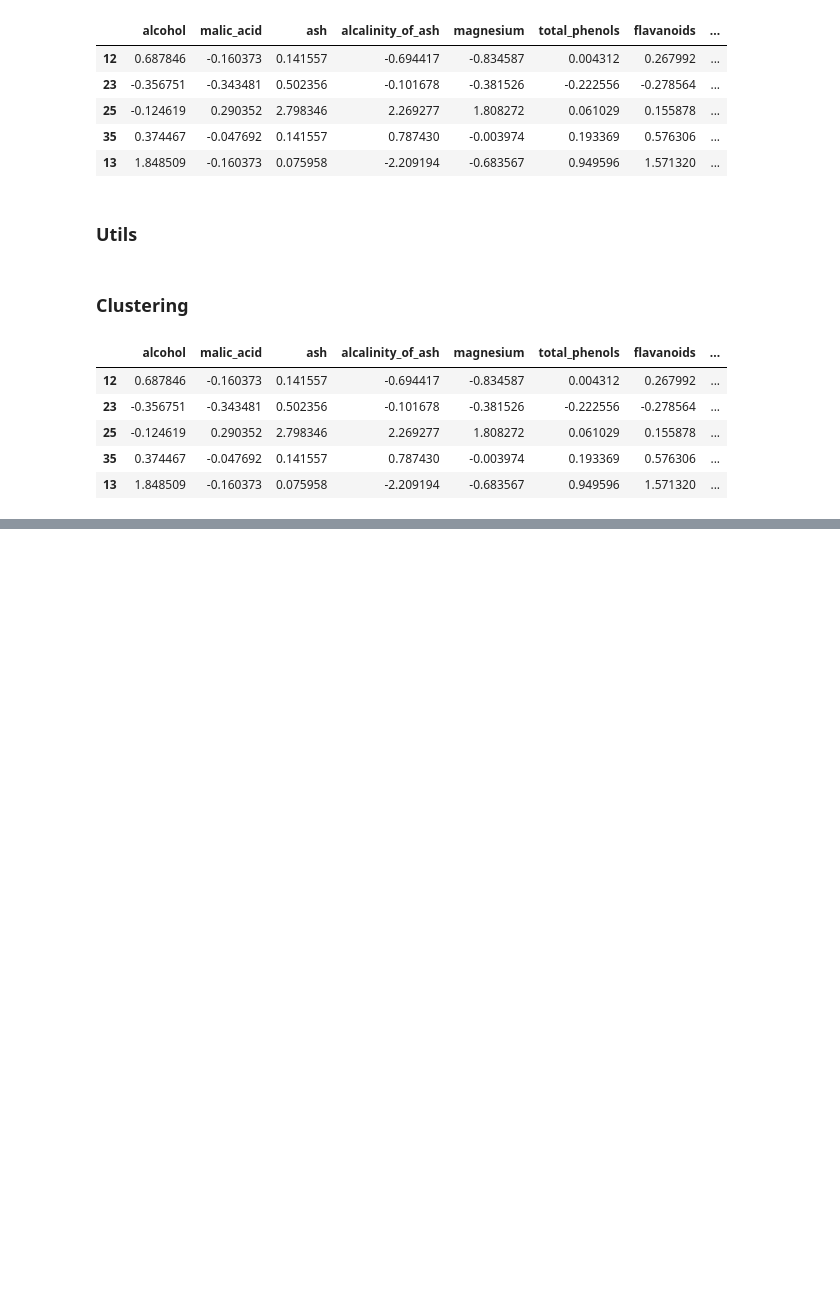
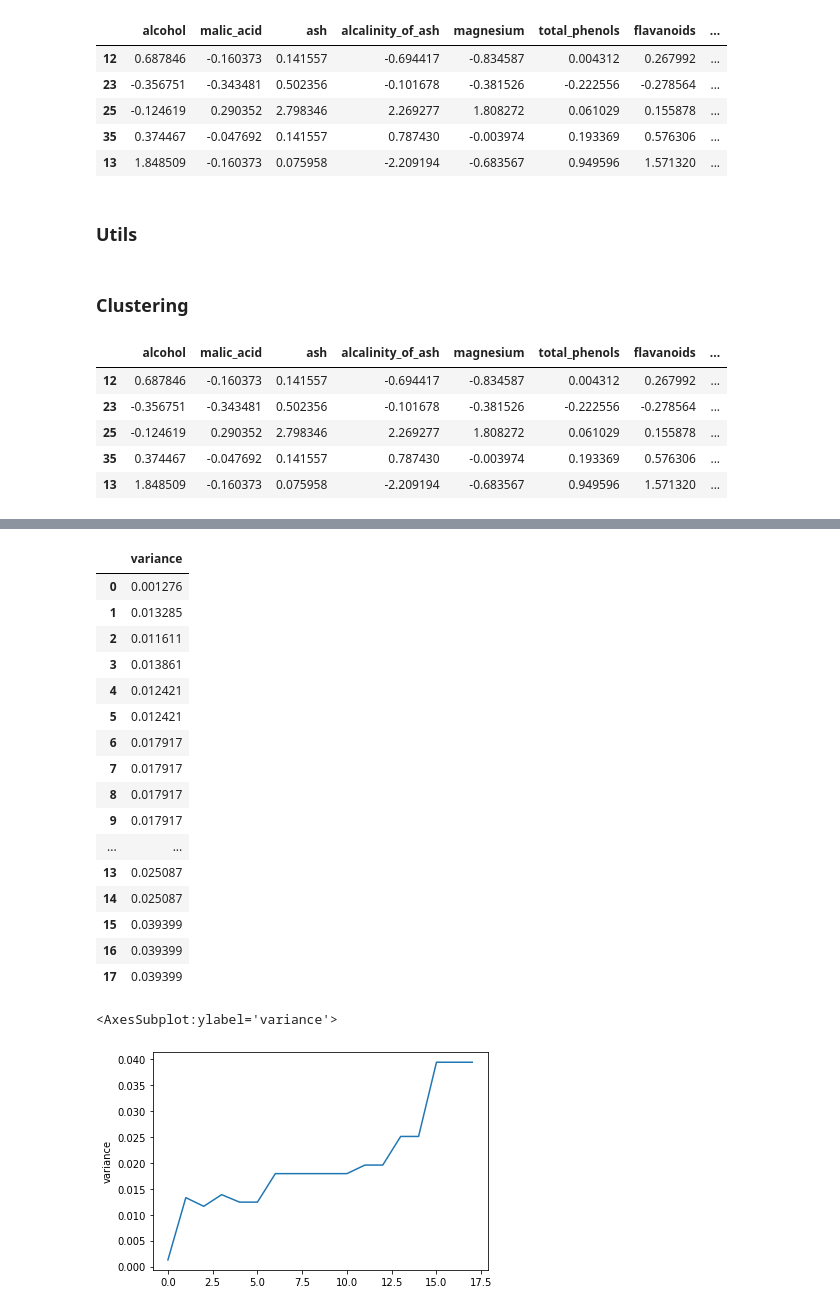
Before and after one commit to Sm2468/msc_thesis, a Jupyter notebook: Pipeline/4_wine_bias_clustering.ipynb, the cells around one changed output, grey strips where cells are left out. Saved outputs shown, nothing was run; the diff lists cells and outputs as text; code cells hidden in the pictures; blank space fills up the shorter version.

Commit message:
added variance cluster function

```diff
--- a/Pipeline/4_wine_bias_clustering.ipynb
+++ b/Pipeline/4_wine_bias_clustering.ipynb
@@ -95,8 +95,17 @@ MAX_ITER = 20
 x = 0 # cluster number
 initial_bias = 0
 plot_clusters(full_data)
+variance_list = []
 
 for i in range(1, MAX_ITER):
+    if i != 1:
+        neg_bias_list = []
+        for j in full_data['clusters'].unique():
+            neg_bias_clus = bias_acc(full_data, j, 'clusters')
+            neg_bias_list.append(neg_bias_clus)
+        variance_clusters = np.var(neg_bias_list)
+        variance_list.append(variance_clusters)
+        print('Variance clusters: ', variance_clusters)
     print('----- Clustering Iteration', i)
     print('Splitting on cluster', x)
 
@@ -145,6 +154,8 @@ for i in range(1, MAX_ITER):
         initial_bias = abs(bias_acc(full_data, x, 'clusters'))
 
 print('MAX_ITER')
+
+print(variance_list)
 # %% [output]
 [figure]
 ----- Clustering Iteration 1
@@ -181,3 +198,27 @@ Splitting on cluster 3
+# %%
+variance_df = pd.DataFrame(variance_list).rename(columns={0:"variance"})
+display(variance_df)
+sns.lineplot(data=variance_df, x=variance_df.index,y="variance")
+# %% [output]
+|  | variance |
+| 0 | 0.001276 |
+| 1 | 0.013285 |
+| 2 | 0.011611 |
+| 3 | 0.013861 |
+| 4 | 0.012421 |
+| 5 | 0.012421 |
+| 6 | 0.017917 |
+| 7 | 0.017917 |
+| 8 | 0.017917 |
+| 9 | 0.017917 |
+| ... | ... |
+| 13 | 0.025087 |
+| 14 | 0.025087 |
+| 15 | 0.039399 |
+| 16 | 0.039399 |
+| 17 | 0.039399 |
+<AxesSubplot:ylabel='variance'>
+[figure, added]
 # %%
 # exporting the biased cluster dataframe for further analysis
 import os
```
Also changed, not shown: parts of 2 cells of this notebook, 1 other file.
